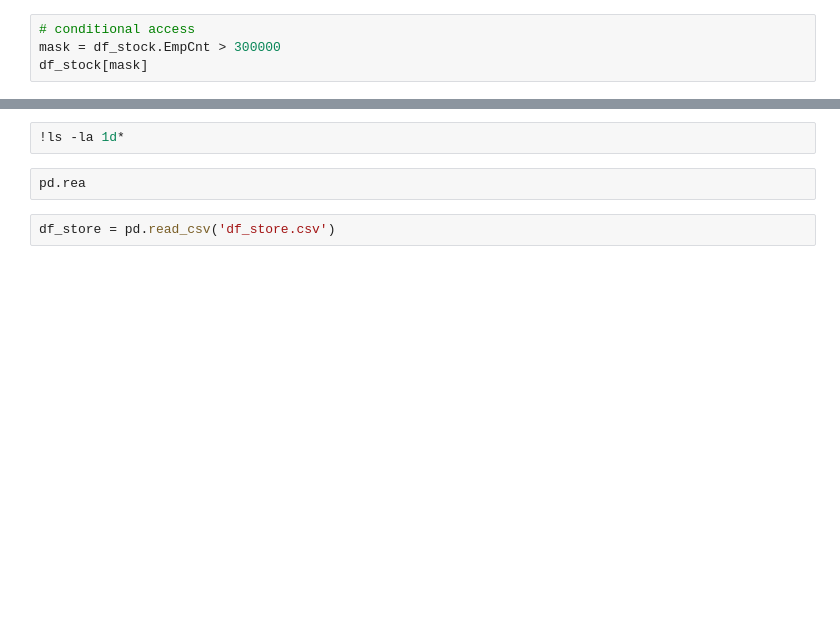
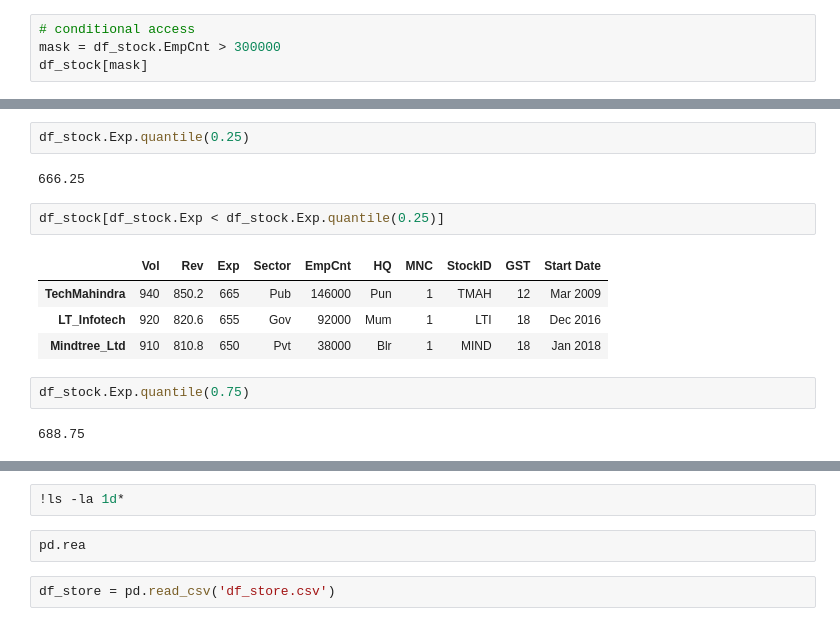
Before and after one commit to vidyadharbendre/learn_advanced_python_using_examples, a Jupyter notebook: notebooks/Advanced/advanced_python_programming_2.ipynb, the cells around one changed output, grey strips where cells are left out. Cells and saved outputs as stored; diff of their text form; blank space fills up the shorter version.

```diff
--- a/notebooks/Advanced/advanced_python_programming_2.ipynb
+++ b/notebooks/Advanced/advanced_python_programming_2.ipynb
@@ -1403,0 +1700,15 @@ df_stock[mask]
+# %%
+df_stock.Exp.quantile(0.25)
+# %% [output]
+666.25
+# %%
+df_stock[df_stock.Exp < df_stock.Exp.quantile(0.25)]
+# %% [output]
+|  | Vol | Rev | Exp | Sector | EmpCnt | HQ | MNC | StockID | GST | Start Date |
+| TechMahindra | 940 | 850.2 | 665 | Pub | 146000 | Pun | 1 | TMAH | 12 | Mar 2009 |
+| LT_Infotech | 920 | 820.6 | 655 | Gov | 92000 | Mum | 1 | LTI | 18 | Dec 2016 |
+| Mindtree_Ltd | 910 | 810.8 | 650 | Pvt | 38000 | Blr | 1 | MIND | 18 | Jan 2018 |
+# %%
+df_stock.Exp.quantile(0.75)
+# %% [output]
+688.75
```
Also changed, not shown: parts of 45 cells of this notebook.
